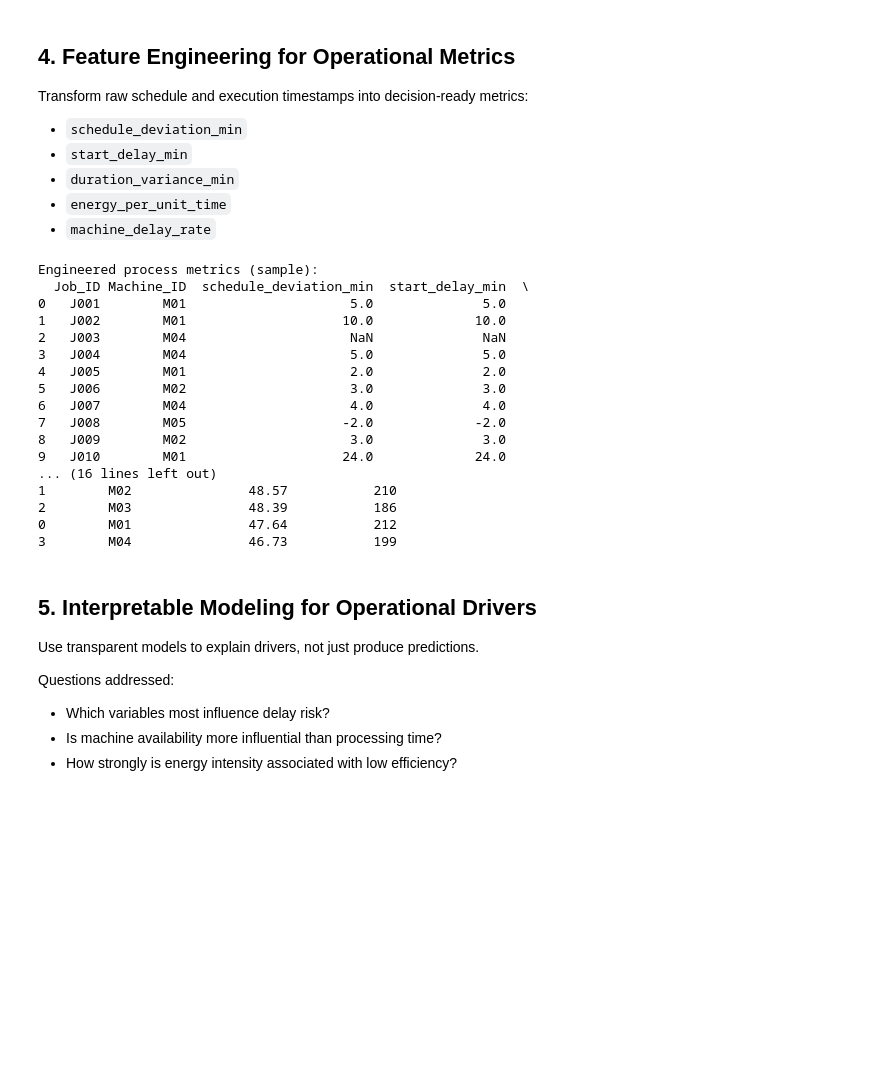
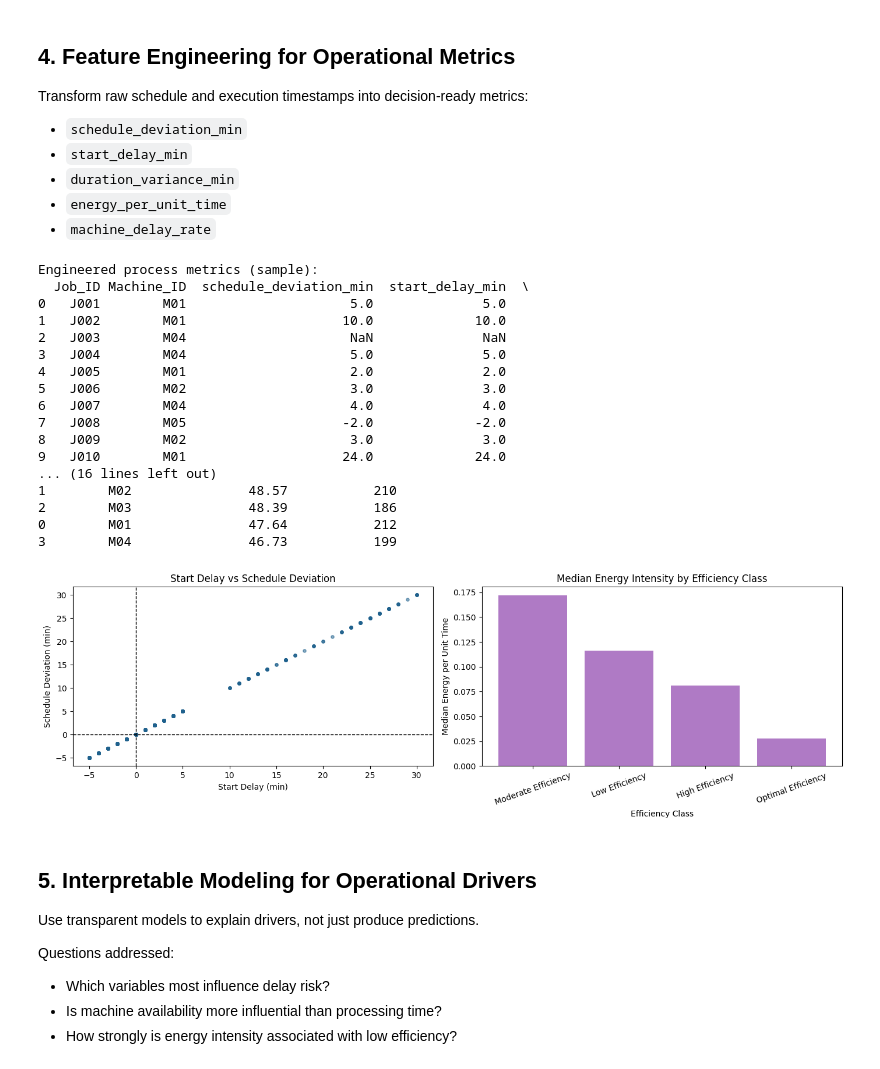
Before and after one commit to clarktommie/production-schedule-risk-model, a Jupyter notebook: notebooks/data_exploration.ipynb, the cells around one changed output. Saved outputs shown, nothing was run; the diff lists cells and outputs as text; code cells hidden in the pictures; blank space fills up the shorter version.

```diff
--- a/notebooks/data_exploration.ipynb
+++ b/notebooks/data_exploration.ipynb
@@ -504,39 +500,46 @@ fig, axes = plt.subplots(1, 2, figsize=(14, 4.5))
 scatter_sample = process_metrics_df.dropna(subset=['start_delay_min', 'schedule_deviation_min'])
 scatter_sample = scatter_sample.sample(min(400, len(scatter_sample)), random_state=42) if len(scatter_sample) > 0 else scatter_sample
 axes[0].scatter(scatter_sample['start_delay_min'], scatter_sample['schedule_deviation_min'], s=14, alpha=0.55, color='#1F618D')
 axes[0].axhline(0, color='black', linewidth=1, linestyle='--')
 axes[0].axvline(0, color='black', linewidth=1, linestyle='--')
 axes[0].set_title('Start Delay vs Schedule Deviation')
 axes[0].set_xlabel('Start Delay (min)')
 axes[0].set_ylabel('Schedule Deviation (min)')
 
-# B) Machine-level delay rate
-machine_plot = machine_performance_df.sort_values('machine_delay_rate', ascending=False)
-axes[1].bar(machine_plot['Machine_ID'], machine_plot['machine_delay_rate'], color='#B03A2E')
-axes[1].set_title('Machine Delay Rate (%)')
-axes[1].set_xlabel('Machine')
-axes[1].set_ylabel('Delay Rate (%)')
+# B) Median energy intensity by efficiency class
+energy_by_class = (
+    process_metrics_df.dropna(subset=['Optimization_Category', 'energy_per_unit_time'])
+    .groupby('Optimization_Category')['energy_per_unit_time']
+    .median()
+    .sort_values(ascending=False)
+)
+axes[1].bar(energy_by_class.index, energy_by_class.values, color='#AF7AC5')
+axes[1].set_title('Median Energy Intensity by Efficiency Class')
+axes[1].set_xlabel('Efficiency Class')
+axes[1].set_ylabel('Median Energy per Unit Time')
+axes[1].tick_params(axis='x', rotation=20)
 
 plt.tight_layout()
 plt.show()
 # %% [output]
 Engineered process metrics (sample):
   Job_ID Machine_ID  schedule_deviation_min  start_delay_min  \
 0   J001        M01                     5.0              5.0
 1   J002        M01                    10.0             10.0
 2   J003        M04                     NaN              NaN
 3   J004        M04                     5.0              5.0
 4   J005        M01                     2.0              2.0
 5   J006        M02                     3.0              3.0
 6   J007        M04                     4.0              4.0
 7   J008        M05                    -2.0             -2.0
 8   J009        M02                     3.0              3.0
 9   J010        M01                    24.0             24.0
 ... (16 lines left out)
 1        M02               48.57           210
 2        M03               48.39           186
 0        M01               47.64           212
 3        M04               46.73           199
+[figure, added]
 # %% [markdown]
 ## 5. Interpretable Modeling for Operational Drivers
 
```
Also changed, not shown: parts of 4 cells of this notebook.
